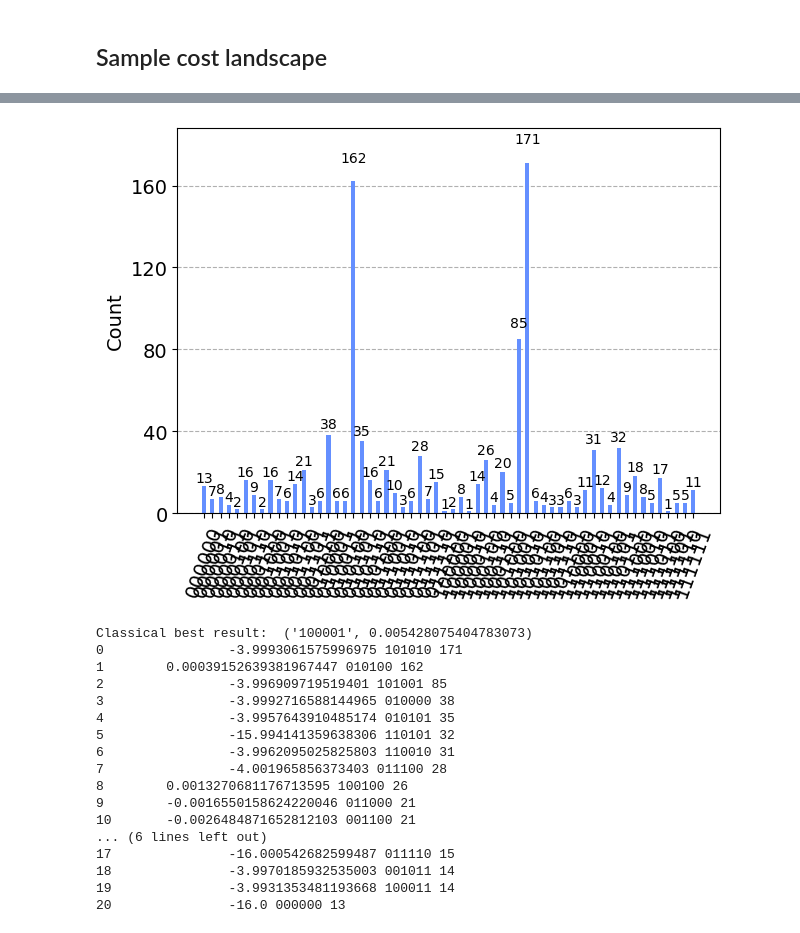
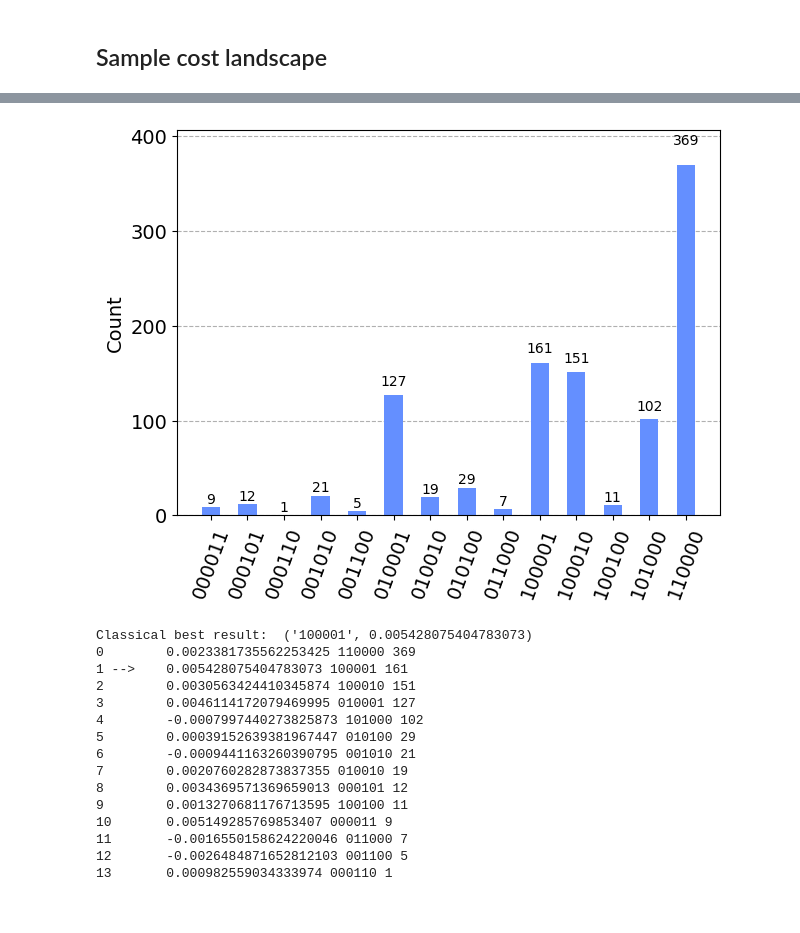
Before and after one commit to OpenQuantumComputing/QAOA, a Jupyter notebook: examples/PortfolioOptimization/6_asset_optimize.ipynb, the cells around one changed output, grey strips where cells are left out. Cells and saved outputs as stored; diff of their text form; code cells hidden in the pictures.

```diff
--- a/examples/PortfolioOptimization/6_asset_optimize.ipynb
+++ b/examples/PortfolioOptimization/6_asset_optimize.ipynb
@@ -39,0 +31,8 @@ display(qaoa_portopt.createCircuit(np.array((np.pi,2*np.pi)),1).draw(output='mpl
+# %%
+from qaoa import QAOA, problems, mixers
+
+qaoa_portopt = QAOA(
+    problem=problems.PortfolioOptimization,
+    mixer=mixers.XY,
+    params=params
+)
@@ -121,8 +128,8 @@ cost(depth= 10 )= 6.161788672015834
 # %%
-hist=qaoa_portopt.hist(qaoa_portopt.angles_hist['d'+str(maxdepth)+'_final'], qasm_sim,1024)
+hist=qaoa_portopt.hist(qaoa_portopt.angles_hist['d'+str(maxdepth)+'_final'])
 plot_histogram(hist)
 # %% [output]
-[figure, old version]
+[figure, new version]
 # %%
 sorted_hist = dict(sorted(hist.items(), key=lambda item: item[1], reverse=True))
 
@@ -141,22 +148,20 @@ for s, freq in sorted_hist.items():
     i = i + 1
 # %% [output]
 Classical best result:  ('100001', 0.005428075404783073)
-0                -3.9993061575996975 101010 171
-1        0.00039152639381967447 010100 162
-2                -3.996909719519401 101001 85
-3                -3.9992716588144965 010000 38
-4                -3.9957643910485174 010101 35
-5                -15.994141359638306 110101 32
-6                -3.9962095025825803 110010 31
-7                -4.001965856373403 011100 28
-8        0.0013270681176713595 100100 26
-9        -0.0016550158624220046 011000 21
-10       -0.0026484871652812103 001100 21
-... (6 lines left out)
-17               -16.000542682599487 011110 15
-18               -3.9970185932535003 001011 14
-19               -3.9931353481193668 100011 14
-20               -16.0 000000 13
+0        0.0023381735562253425 110000 369
+1 -->    0.005428075404783073 100001 161
+2        0.0030563424410345874 100010 151
+3        0.0046114172079469995 010001 127
+4        -0.0007997440273825873 101000 102
+5        0.00039152639381967447 010100 29
+6        -0.0009441163260390795 001010 21
+7        0.0020760282873837355 010010 19
+8        0.0034369571369659013 000101 12
+9        0.0013270681176713595 100100 11
+10       0.005149285769853407 000011 9
+11       -0.0016550158624220046 011000 7
+12       -0.0026484871652812103 001100 5
+13       0.000982559034333974 000110 1
 # %%
 def cost(qaoa_portopt, string, penalize=True):
 
```
Also changed, not shown: parts of 9 cells of this notebook, 7 other files.
